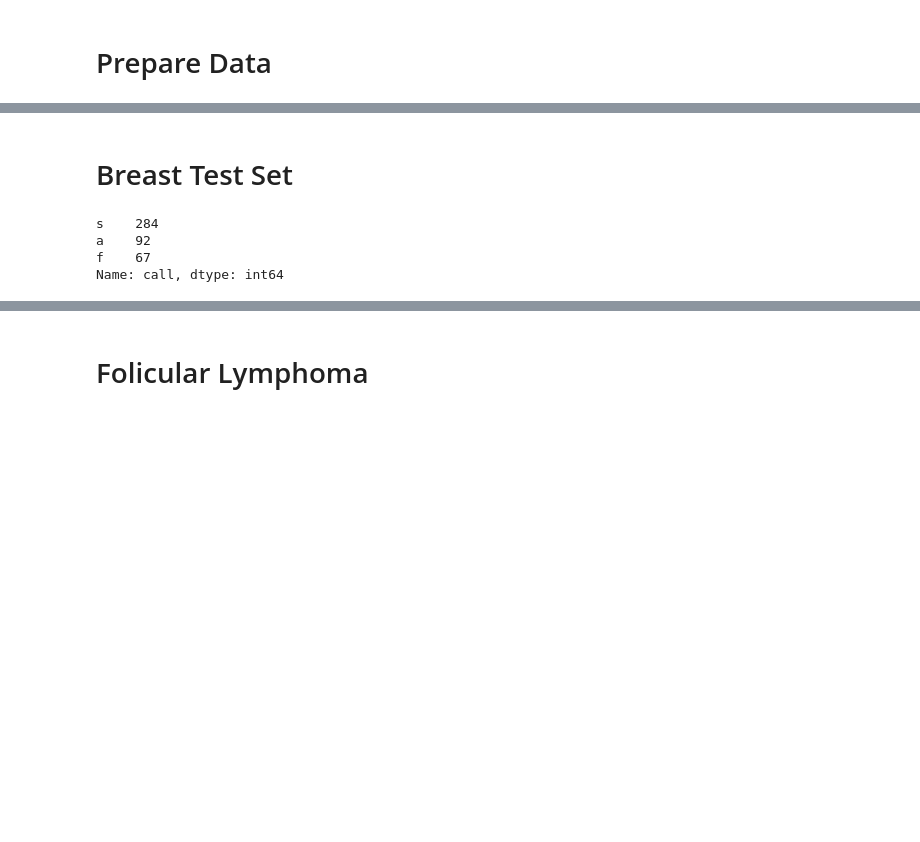
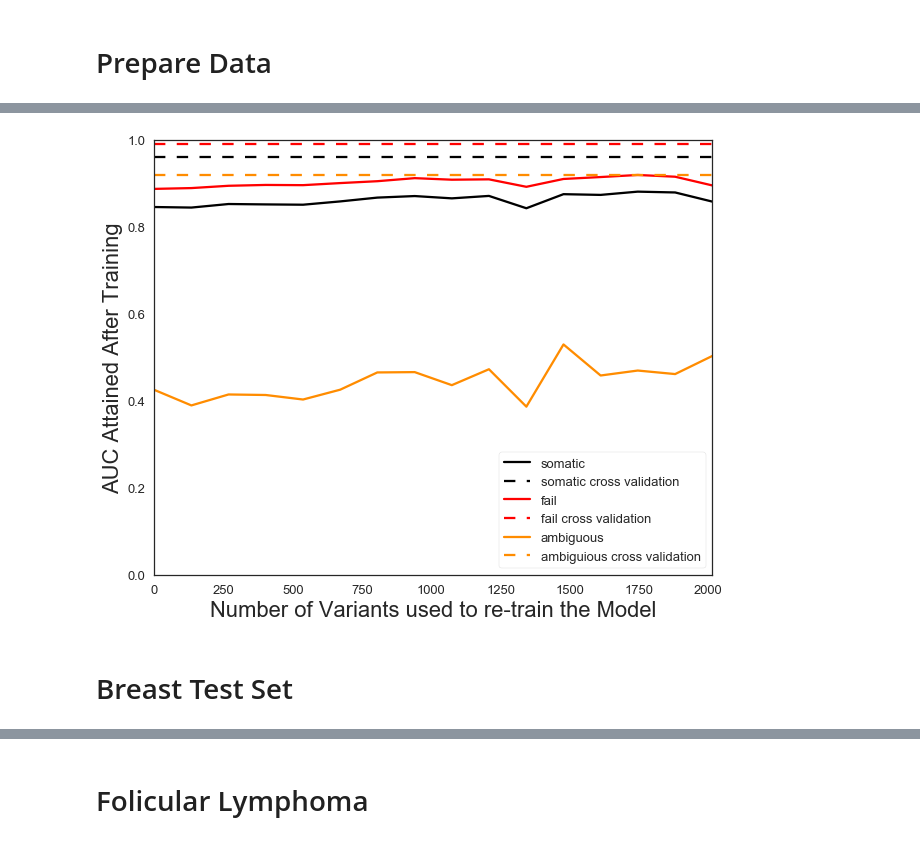
Before and after one commit to griffithlab/DeepSVR, a Jupyter notebook: notebooks/Validation Sets with Manual Review.ipynb, the cells around one changed output, grey strips where cells are left out. Cells and saved outputs as stored; diff of their text form; code cells hidden in the pictures; blank space fills up the shorter version.

```diff
--- a/notebooks/Validation Sets with Manual Review.ipynb
+++ b/notebooks/Validation Sets with Manual Review.ipynb
@@ -337,32 +423,0 @@ savefig('/Users/ebarnell/Desktop/Illustrator/figures/Classifier/SCLC_ROC.png', b
-# %%
-seed = 7
-sclc_auc = []
-
-for i in np.arange(0, 0.8, 0.05):
-    if i == 0:
-        sclc_X_sclc = sclc_X
-        sclc_Y_sclc = sclc_Y
-        X_train = X
-        Y_train = Y
-    else:
-        (sclc_X_train, sclc_X_sclc,
-         sclc_Y_train, sclc_Y_sclc) = train_test_split(sclc_X, sclc_Y,
-                                                       train_size=i,
-                                                       random_state=seed,
-                                                       stratify=sclc_Y)
-        X_train = np.concatenate((X, sclc_X_train))
-        Y_train = np.concatenate((Y, sclc_Y_train))
-    print('Percentage of test data included in training: ', i*100)
-    print('Training data shape: ', X_train.shape)
-    print('Test data shape: ', sclc_X_sclc.shape)
-    print('Number of test samples included in training: ', X_train.shape[0]-X.shape[0])
-    estimator.fit(X_train, Y_train)
-    X_sclc_probs = estimator.predict_proba(sclc_X_sclc)
-    print_accuracy_and_classification_report(sclc_Y_sclc, predict_classes(X_sclc_probs))
-    temp_auc = []
-    temp_auc.append(X_train.shape[0]-X.shape[0])
-    for j in range(Y.shape[1]):
-        temp_auc.append(metrics.roc_auc_score(sclc_Y_sclc[:, j], X_sclc_probs[:, j]))
-    sclc_auc.append(temp_auc)
-    print('Test AUC: ', temp_auc)
-    print('---------------------------------------------------------')
@@ -395,0 +424,2 @@ savefig('/Users/ebarnell/Desktop/Illustrator/figures/Classifier/SCLC_batch.png',
+# %%
+sclc_auc = calculate_retraining_improvement(sclc_X, sclc_Y, X, Y, estimator, 7)
@@ -396,2 +463,6 @@ savefig('/Users/ebarnell/Desktop/Illustrator/figures/Classifier/SCLC_batch.png',
+# %%
+create_batch_effect_retraining_figure(sclc_auc, '/Users/ebarnell/Desktop/Illustrator/figures/Classifier/')
+# %% [output]
+[figure, added]
 # %% [markdown]
 # Breast Test Set
@@ -402,9 +468,0 @@ breast_data['solid_tumor'] = 1
-# %%
-breast_call = pd.read_pickle('../data/independent_test/readcounts/test_call.pkl')
-breast_call = breast_call.map(str.lower).replace('g','f').replace('s\x03', 's').replace('', 'f')
-breast_call.value_counts()
-# %% [output]
-s    284
-a    92
-f    67
-Name: call, dtype: int64
```
Also changed, not shown: parts of 44 cells of this notebook.
